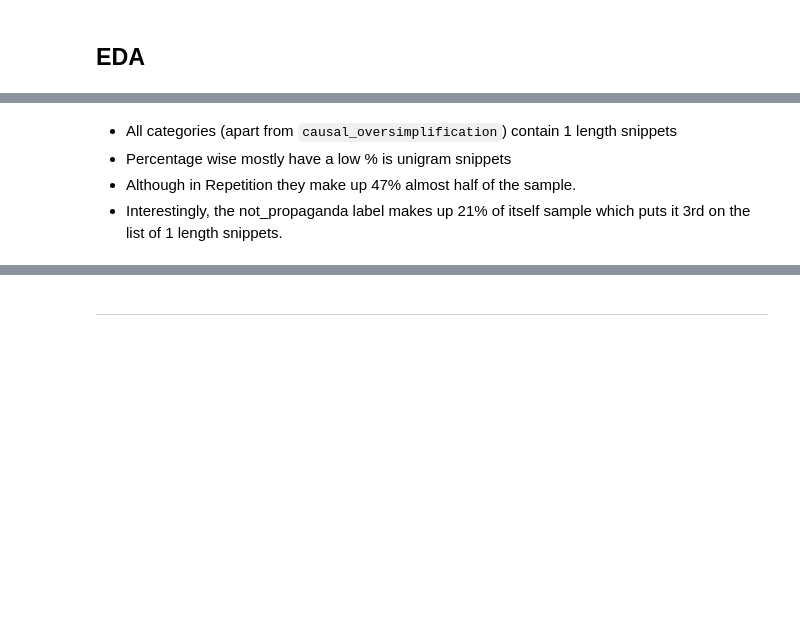
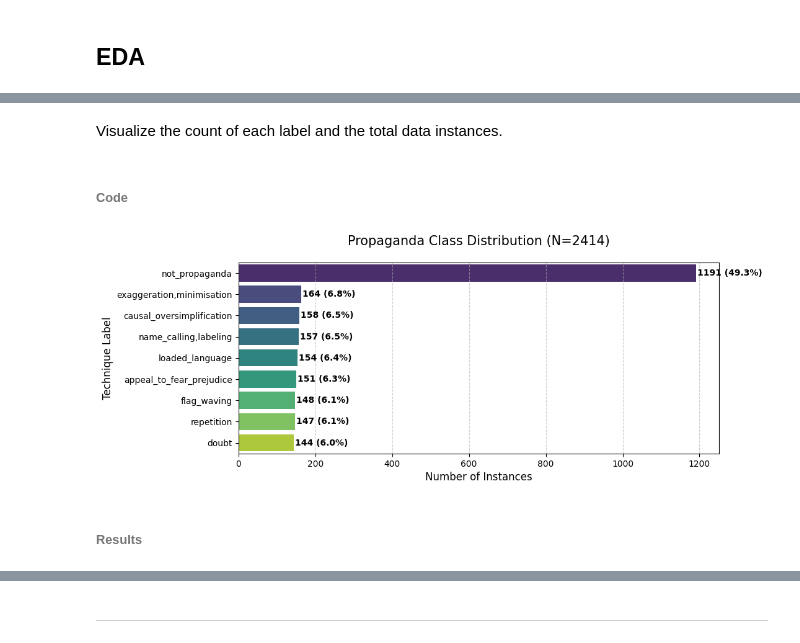
Before and after one commit to LukeBirkett/study-planner, a Jupyter notebook: 968G5_Advanced_Natural_Language_Processing/assignment_notebook.ipynb, the cells around one changed output, grey strips where cells are left out. Cells and saved outputs as stored; diff of their text form; code cells hidden in the pictures; blank space fills up the shorter version.

```diff
--- a/968G5_Advanced_Natural_Language_Processing/assignment_notebook.ipynb
+++ b/968G5_Advanced_Natural_Language_Processing/assignment_notebook.ipynb
@@ -125,0 +156,17 @@ df.head()
+# %%
+import nltk
+
+# Ensure the POS tagger is downloaded
+nltk.download('averaged_perceptron_tagger')
+
+def get_pos_list(tokens):
+    # nltk.pos_tag returns a list of tuples: [('word', 'TAG'), ...]
+    # We only want the tags to keep the column clean for EDA
+    tags = [tag for word, tag in nltk.pos_tag(tokens)]
+    return tags
+
+# Apply to the already tokenized all_tokens column
+df['all_pos_tokens'] = df['all_tokens'].apply(get_pos_list)
+
+# Verify the result
+df.head(4)
@@ -165,7 +238,0 @@ Create some fields to hold the sequences lengths for each instances. We can use
-# %%
-# Calculate snippet length (word count)
-df['snippet_length'] = df['snippet'].apply(lambda x: len(str(x).split()))
-
-# Calculate context length and total length as well for future use
-df['context_length'] = (df['left_context'] + " " + df['right_context']).apply(lambda x: len(str(x).split()))
-df['total_length'] = df['full_sequence'].apply(lambda x: len(str(x).split()))
@@ -240,5 +239,29 @@ display(h1_analysis)
-# %% [markdown]
-- All categories (apart from `causal_oversimplification`) contain 1 length snippets
-- Percentage wise mostly have a low % is unigram snippets
-- Although in Repetition they make up 47% almost half of the sample.
-- Interestingly, the not_propaganda label makes up 21% of itself sample which puts it 3rd on the list of 1 length snippets.
+# %% [markdown]
+Visualize the count of each label and the total data instances.
+# %% [markdown]
+###### Code
+# %%
+import matplotlib.pyplot as plt
+import seaborn as sns
+
+# 1. Calculate counts and percentages
+label_counts = df['label'].value_counts()
+label_pcts = df['label'].value_counts(normalize=True) * 100
+
+# 2. Plotting
+plt.figure(figsize=(10, 4))
+ax = sns.barplot(x=label_counts.values, y=label_counts.index, hue=label_counts.index, palette='viridis', legend=False)
+
+# Add value labels to the end of each bar
+for i, v in enumerate(label_counts.values):
+    ax.text(v + 3, i, f'{v} ({label_pcts.iloc[i]:.1f}%)', color='black', va='center', fontweight='bold')
+
+plt.title(f'Propaganda Class Distribution (N={len(df)})', fontsize=15, pad=20)
+plt.xlabel('Number of Instances', fontsize=12)
+plt.ylabel('Technique Label', fontsize=12)
+plt.grid(axis='x', linestyle='--', alpha=0.6)
+plt.show()
+# %% [output]
+[figure, added]
+# %% [markdown]
+###### Results
```
Also changed, not shown: parts of 119 cells of this notebook, 2 other files.
